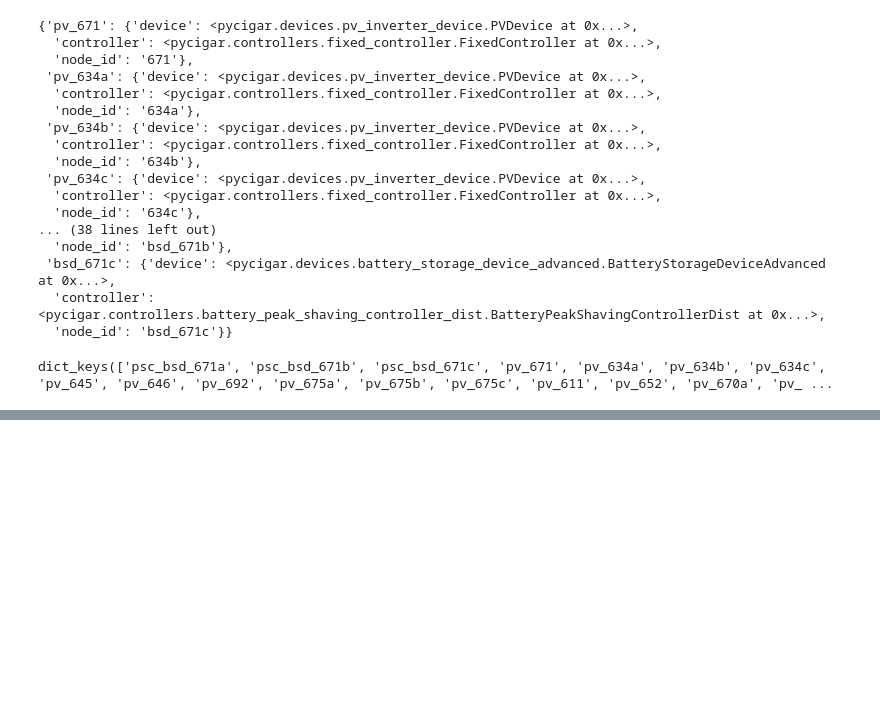
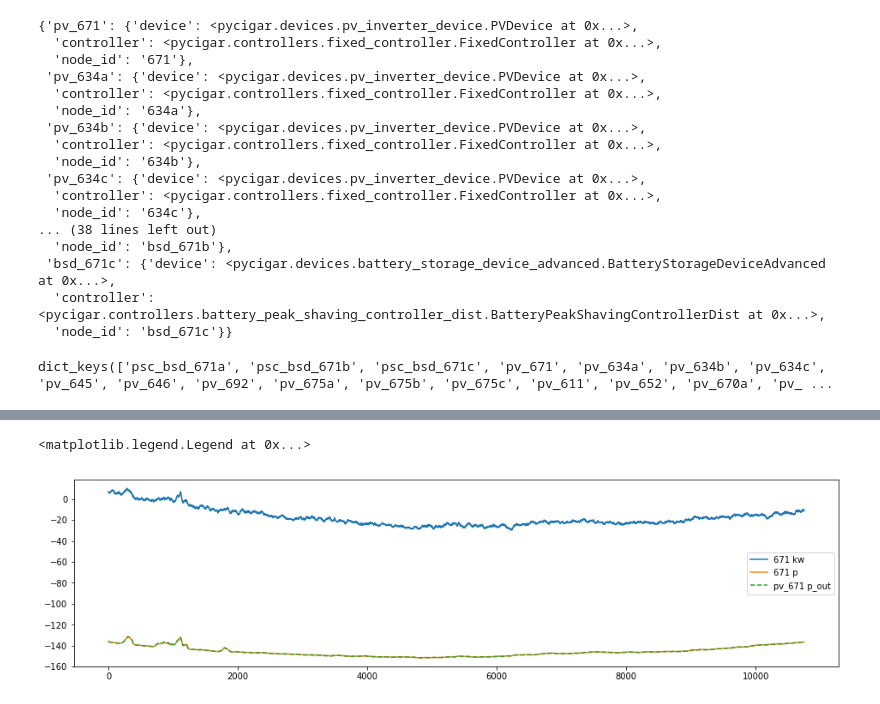
Before and after one commit to lbnl-cybersecurity/ceds-cigar, a Jupyter notebook: pycigar/zzz/Battery_Storage_Controller_Test_IEEE_13.ipynb, the cells around one changed output, grey strips where cells are left out. Cells and saved outputs as stored; diff of their text form; code cells hidden in the pictures; blank space fills up the shorter version.

```diff
--- a/pycigar/zzz/Battery_Storage_Controller_Test_IEEE_13.ipynb
+++ b/pycigar/zzz/Battery_Storage_Controller_Test_IEEE_13.ipynb
@@ -319,0 +353,12 @@ print(Logger.log_dict['network']['substation_power'][0])
+# %%
+fig1 = plt.figure(figsize = [16, 4])
+plt.plot(Logger.log_dict['671']['kw']-Logger.log_dict['671']['p'],label="671 kw")
+plt.plot(Logger.log_dict['671']['p'],label="671 p")
+plt.plot(Logger.log_dict['pv_671']['p_out'],'--',label="pv_671 p_out")
+# plt.title('Battery State of Charge - External Control')
+# plt.xlabel('Time [s]')
+# plt.xlabel('SOC')
+plt.legend()
+# %% [output]
+<matplotlib.legend.Legend at 0x...>
+[figure, added]
```
Also changed, not shown: parts of 5 cells of this notebook, 4 other files.
